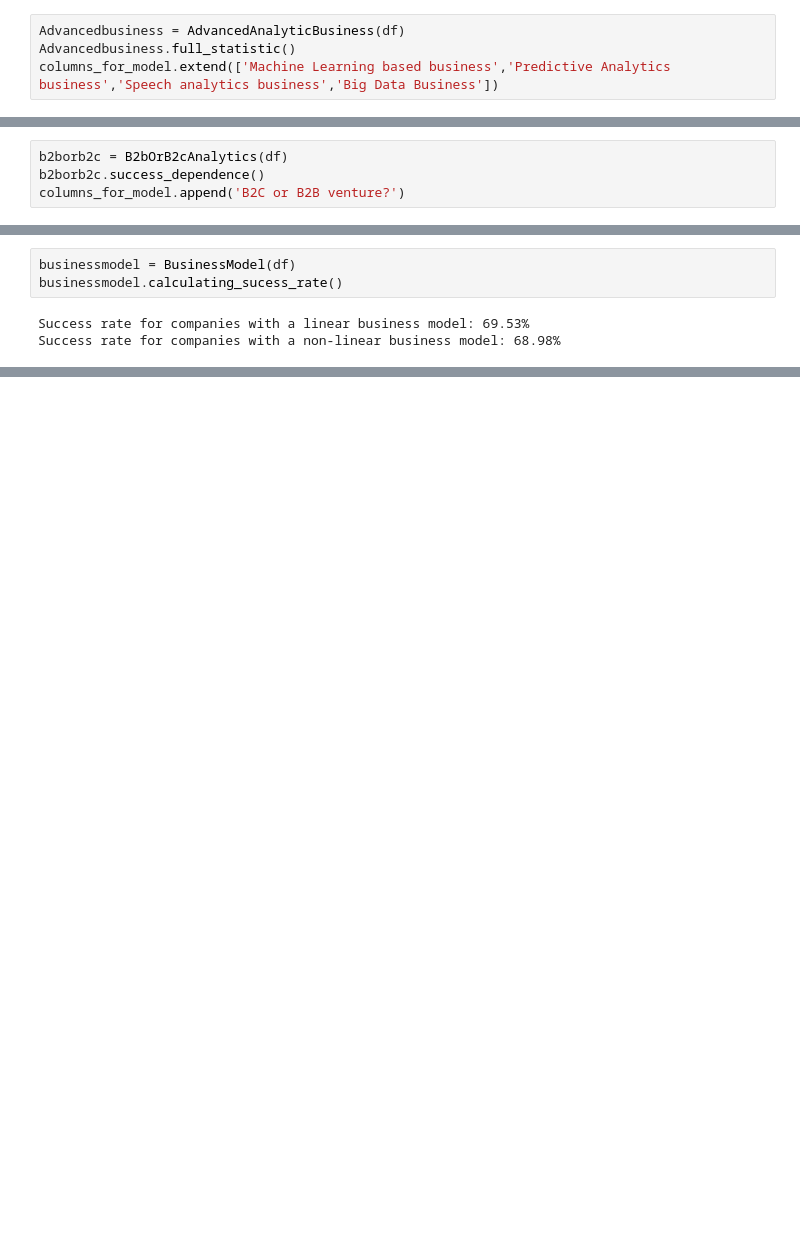
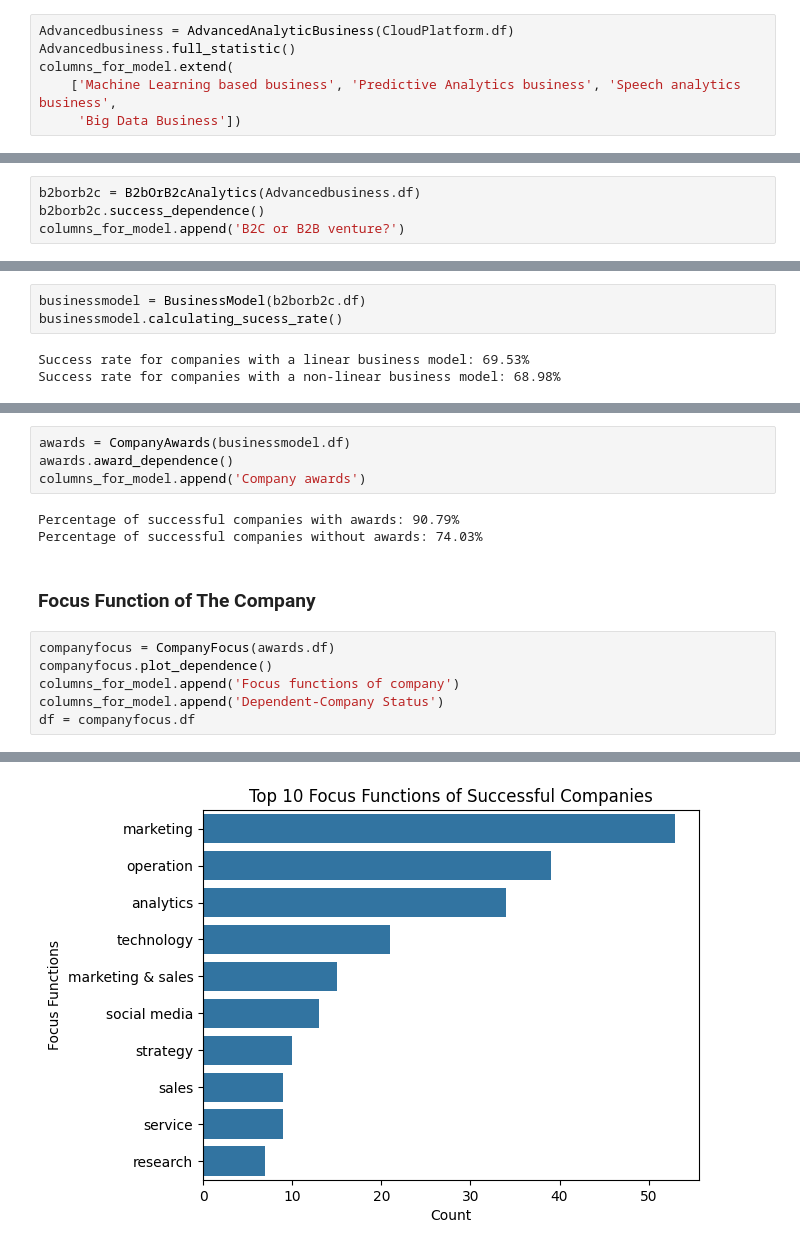
Before and after one commit to RobertArustamyan/StartupAnalyze, a Jupyter notebook: analysis.ipynb, the cells around one changed output, grey strips where cells are left out. Drawn from its saved outputs; the diff is of its cells as text; blank space fills up the shorter version.

```diff
--- a/analysis.ipynb
+++ b/analysis.ipynb
@@ -111,9 +125,11 @@ columns_for_model.append('Cloud or platform based serive/product?')
 # %% [markdown]
 ### **Advanced Analytics**
 # %%
-Advancedbusiness = AdvancedAnalyticBusiness(df)
+Advancedbusiness = AdvancedAnalyticBusiness(CloudPlatform.df)
 Advancedbusiness.full_statistic()
-columns_for_model.extend(['Machine Learning based business','Predictive Analytics business','Speech analytics business','Big Data Business'])
+columns_for_model.extend(
+    ['Machine Learning based business', 'Predictive Analytics business', 'Speech analytics business',
+     'Big Data Business'])
 # %% [output]
 Success percentage for companies with Machine Learning based business: 81.45%
 Success percentage for companies without Machine Learning based business: 62.89%
@@ -129,7 +145,7 @@ Success percentage for companies without Big Data Business: 50.21%
 # %% [markdown]
 ### **B2B or B2C venture?**
 # %%
-b2borb2c = B2bOrB2cAnalytics(df)
+b2borb2c = B2bOrB2cAnalytics(Advancedbusiness.df)
 b2borb2c.success_dependence()
 columns_for_model.append('B2C or B2B venture?')
 # %% [output]
@@ -138,7 +154,7 @@ Success percentage for B2B ventures: 79.59183673469387
 # %% [markdown]
 ### **Linear or Non-Linear business model**
 # %%
-businessmodel = BusinessModel(df)
+businessmodel = BusinessModel(b2borb2c.df)
 businessmodel.calculating_sucess_rate()
 # %% [output]
 Success rate for companies with a linear business model: 69.53%
@@ -145,0 +164,16 @@ Success rate for companies with a non-linear business model: 68.98%
+# %%
+awards = CompanyAwards(businessmodel.df)
+awards.award_dependence()
+columns_for_model.append('Company awards')
+# %% [output]
+Percentage of successful companies with awards: 90.79%
+Percentage of successful companies without awards: 74.03%
+# %% [markdown]
+### **Focus Function of The Company**
+# %%
+companyfocus = CompanyFocus(awards.df)
+companyfocus.plot_dependence()
+columns_for_model.append('Focus functions of company')
+columns_for_model.append('Dependent-Company Status')
+df = companyfocus.df
+# %% [output]
@@ -145,0 +190 @@ Success rate for companies with a non-linear business model: 68.98%
+[figure, added]
```
Also changed, not shown: parts of 28 cells of this notebook.
